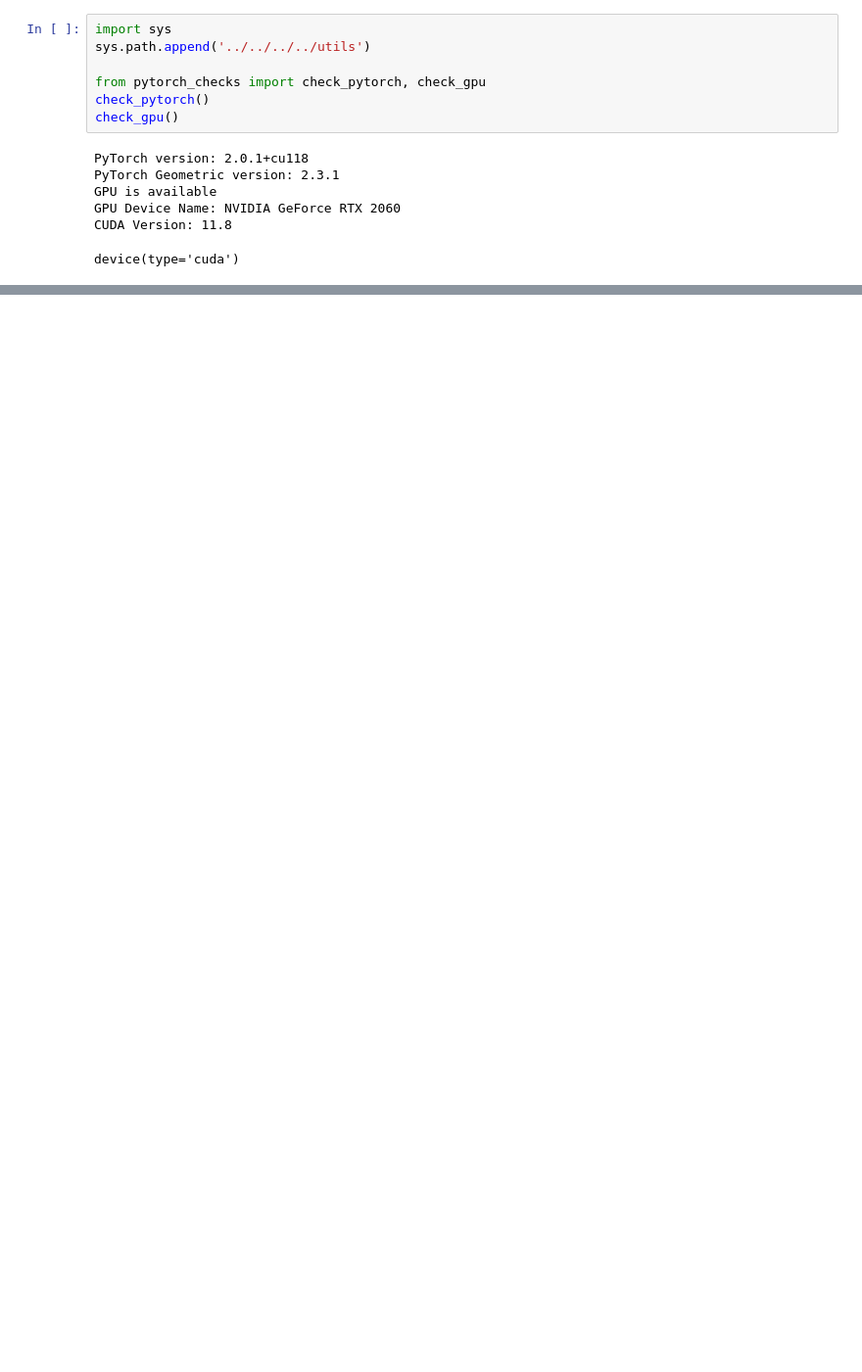
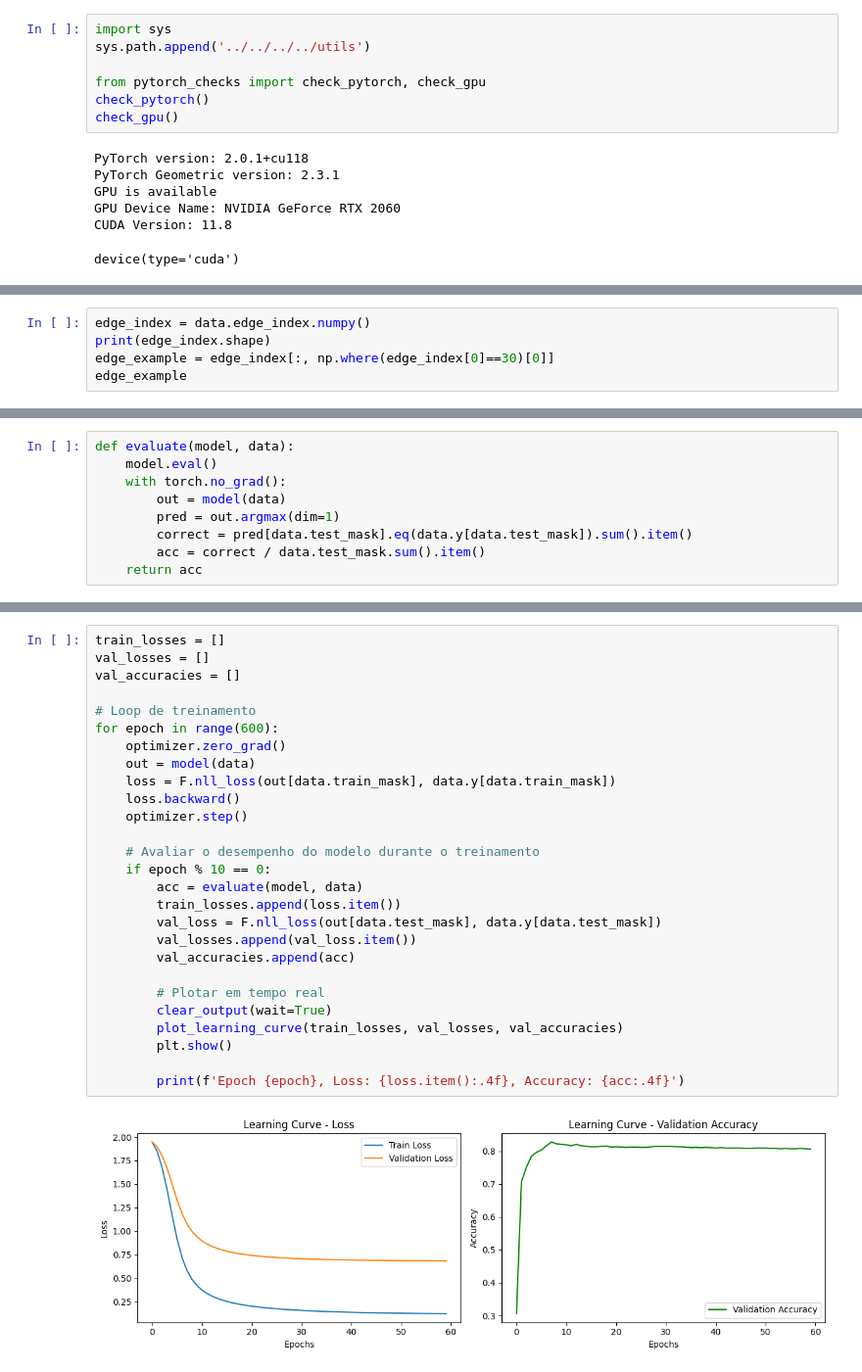
Before and after one commit to makaires77/fioce, a Jupyter notebook: source/adapters/input/jupyter_notebooks/publication_multiclass.ipynb, the cells around one changed output, grey strips where cells are left out. Shown at 98% size. Cells and saved outputs as stored; diff of their text form; blank space fills up the shorter version.

```diff
--- a/source/adapters/input/jupyter_notebooks/publication_multiclass.ipynb
+++ b/source/adapters/input/jupyter_notebooks/publication_multiclass.ipynb
@@ -60,0 +136,5 @@ device(type='cuda')
+# %%
+edge_index = data.edge_index.numpy()
+print(edge_index.shape)
+edge_example = edge_index[:, np.where(edge_index[0]==30)[0]]
+edge_example
@@ -103,0 +215,9 @@ def get_vector(title):
+# %%
+def evaluate(model, data):
+    model.eval()
+    with torch.no_grad():
+        out = model(data)
+        pred = out.argmax(dim=1)
+        correct = pred[data.test_mask].eq(data.y[data.test_mask]).sum().item()
+        acc = correct / data.test_mask.sum().item()
+    return acc
@@ -103,0 +280,29 @@ def get_vector(title):
+# %%
+train_losses = []
+val_losses = []
+val_accuracies = []
+
+# Loop de treinamento
+for epoch in range(600):
+    optimizer.zero_grad()
+    out = model(data)
+    loss = F.nll_loss(out[data.train_mask], data.y[data.train_mask])
+    loss.backward()
+    optimizer.step()
+
+    # Avaliar o desempenho do modelo durante o treinamento
+    if epoch % 10 == 0:
+        acc = evaluate(model, data)
+        train_losses.append(loss.item())
+        val_loss = F.nll_loss(out[data.test_mask], data.y[data.test_mask])
+        val_losses.append(val_loss.item())
+        val_accuracies.append(acc)
+
+        # Plotar em tempo real
+        clear_output(wait=True)
+        plot_learning_curve(train_losses, val_losses, val_accuracies)
+        plt.show()
+
+        print(f'Epoch {epoch}, Loss: {loss.item():.4f}, Accuracy: {acc:.4f}')
+# %% [output]
+[figure, added]
```
Also changed, not shown: parts of 24 cells of this notebook.
